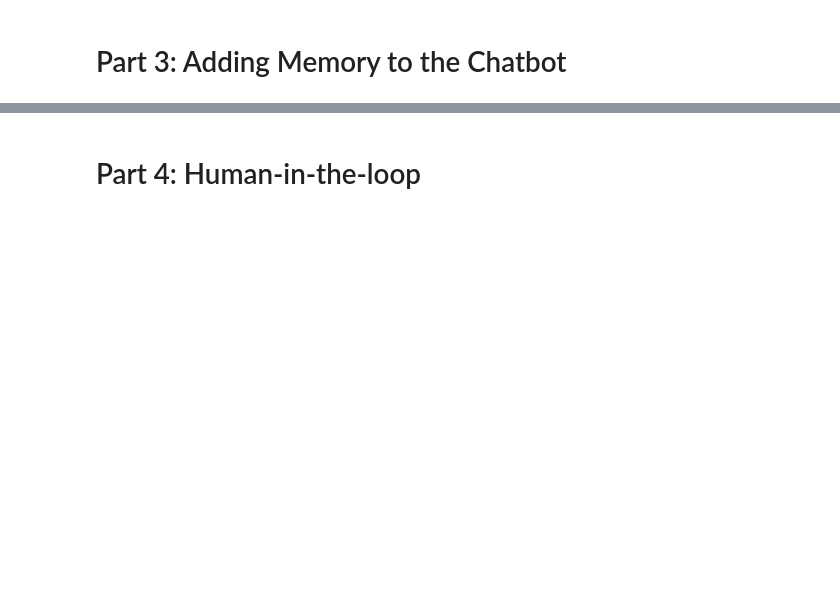
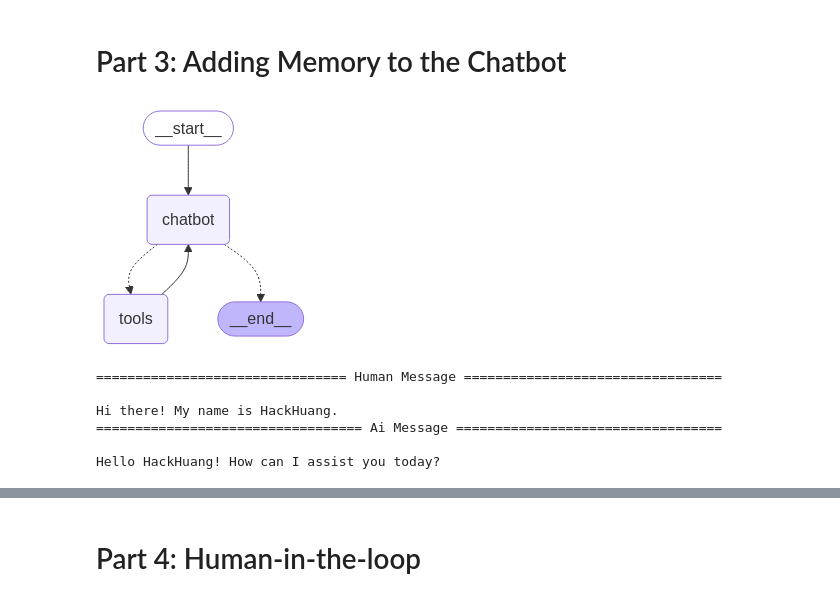
Before and after one commit to GoogTech/langchain-tutorials, a Jupyter notebook: LangGraph Quickstart/LangGraph_Quickstart.ipynb, the cells around one changed output, grey strips where cells are left out. Saved outputs shown, nothing was run; the diff lists cells and outputs as text; code cells hidden in the pictures; blank space fills up the shorter version.

```diff
--- a/LangGraph Quickstart/LangGraph_Quickstart.ipynb
+++ b/LangGraph Quickstart/LangGraph_Quickstart.ipynb
@@ -330,6 +317,7 @@ graph = graph_builder.compile()
 ########################################
 # Part 3: Adding Memory to the Chatbot #
 ########################################
+
 # Our chatbot can now use tools to answer user question, buts it doesn'ts remembers
 # the context of previouss interactions. This limits its ability to have coherent, multi-turn conversations.
 
@@ -353,9 +341,73 @@ from langchain_community.tools.tavily_search import TavilySearchResults
 from typing_extensions import TypedDict
 from langgraph.graph import StateGraph, START, END
 from langgraph.graph.message import add_messages
-from langchain.prebuilt import ToolNode, tools_condition
+from langgraph.prebuilt import ToolNode, tools_condition
+from langgraph.checkpoint.memory import MemorySaver
+from google.colab import userdata
+import os
 
 class State(TypedDict):
     messages: Annotated[list, add_messages]
 
 graph_builder = StateGraph(State)
+
+os.environ["TAVILY_API_KEY"] = userdata.get('TAVILY_API_KEY')
+tool = TavilySearchResults(max_result=2)
+tools = [tool]
+
+llm = init_chat_model(
+    model="gpt-4o-mini",
+    model_provider="openai",
+    openai_api_key=userdata.get('OPENAI_API_KEY'),
+    base_url=userdata.get('BASE_URL'),
+)
+llm_with_tools = llm.bind_tools(tools)
+
+def chatbot(state: State):
+    return {"messages": [llm_with_tools.invoke(state["messages"])]}
+
+graph_builder.add_node("chatbot", chatbot)
+
+tool_node = ToolNode(tools=[tool])
+graph_builder.add_node("tools", tool_node)
+
+graph_builder.add_conditional_edges(
+    "chatbot",
+    tools_condition,
+)
+# Any time a tool is called, we return to the chatbot to decide the next step
+graph_builder.add_edge("tools", "chatbot")
+graph_builder.add_edge(START, "chatbot")
+# Finally, compile the graph with the provided checkpointer
+memory = MemorySaver()
+graph = graph_builder.compile(checkpointer=memory)
+# %%
+from IPython.display import Image, display
+
+try:
+    display(Image(graph.get_graph().draw_mermaid_png()))
+except Exception:
+    # This requires some extra dependencies and is optional
+    pass
+# %% [output]
+[figure, added]
+# %%
+# Now you can interact with your bot! First, pick a thread to use as the key for conversation
+config = {"configurable": {"thread_id": "20250317"}}
+# Next, call you chat bot
+user_input = "Hi there! My name is HackHuang."
+# The config is the **second positional argument** to stream() or invoke()!
+events = graph.stream(
+    {"messages": [{"role": "user", "content": user_input}]},
+    config,
+    stream_mode="values",
+)
+for event in events:
+    event["messages"][-1].pretty_print()
+# %% [output]
+================================ Human Message =================================
+
+Hi there! My name is HackHuang.
+================================== Ai Message ==================================
+
+Hello HackHuang! How can I assist you today?
```
Also changed, not shown: parts of 19 cells of this notebook.
